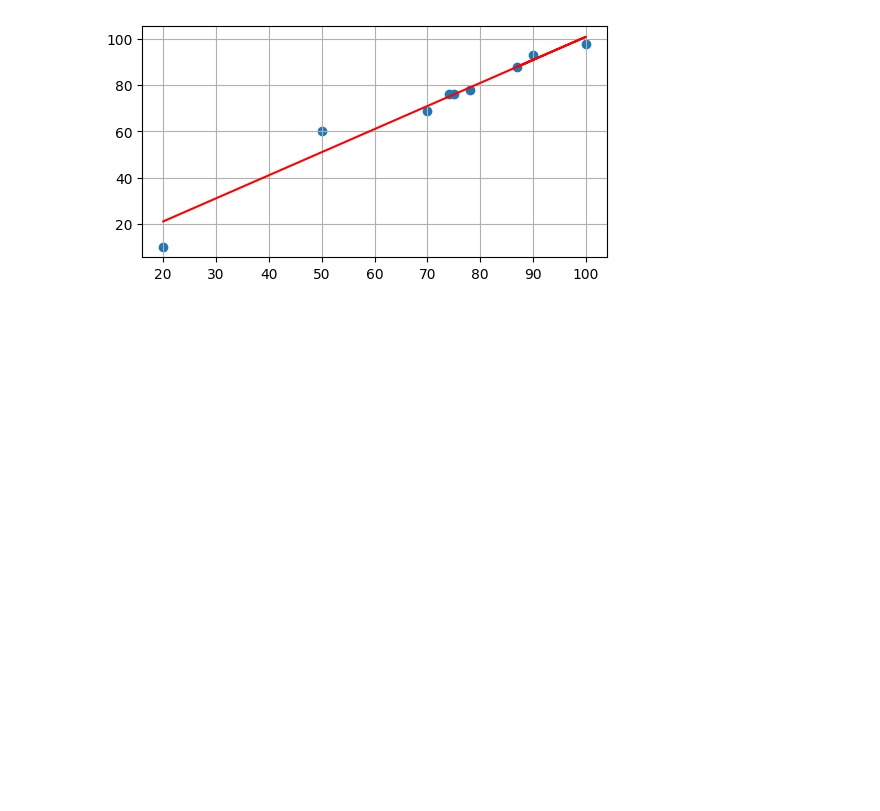
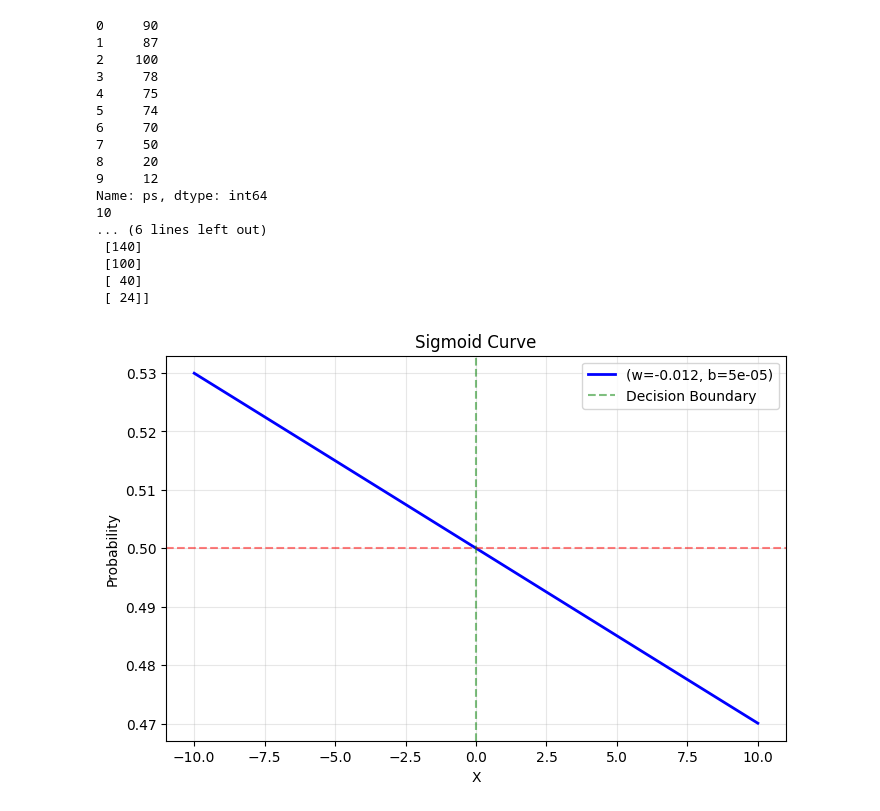
Before and after one commit to madrlibr/Machine-Learning-Exp, a Jupyter notebook: lab/plotting.ipynb, the cells around one changed output. Drawn from its saved outputs; the diff is of its cells as text; code cells hidden in the pictures; blank space fills up the shorter version.

```diff
--- a/lab/plotting.ipynb
+++ b/lab/plotting.ipynb
@@ -8,6 +12,31 @@ df = pd.read_csv('../data/linear.csv')
 X = df['ps']
 Y = df['fs']
 
-linearRPlot(X=X, Y=Y, weight=0.8, bias=0.5)
+#linearRPlot(X=X, Y=Y, weight=0.8, bias=0.5)
+print(X)
+print(len(X))
+X = np.array(X).reshape(-1, 1)
+z = 2 * X
+print(z)
 # %% [output]
-[figure, removed]
+0     90
+1     87
+2    100
+3     78
+4     75
+5     74
+6     70
+7     50
+8     20
+9     12
+Name: ps, dtype: int64
+10
+... (6 lines left out)
+ [140]
+ [100]
+ [ 40]
+ [ 24]]
+# %%
+LogisticPlot(weight=-0.012, bias=0.00005)
+# %% [output]
+[figure, added]
```
Also changed, not shown: parts of 3 cells of this notebook, 8 other files.
